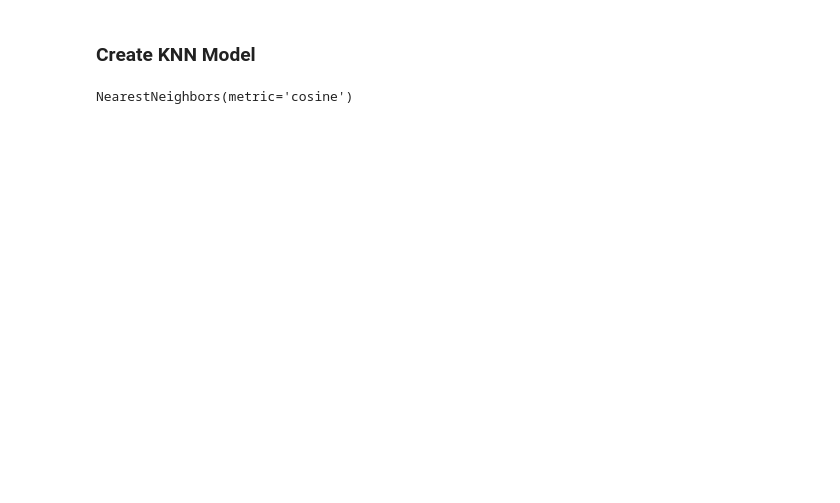
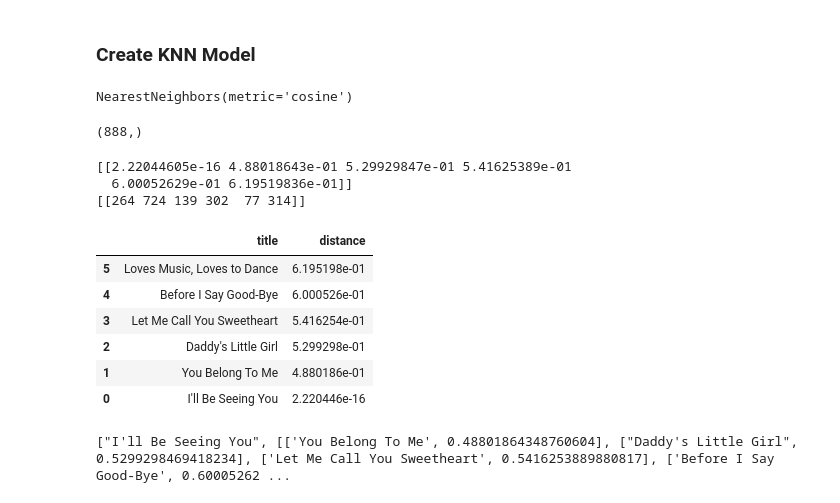
Before and after one commit to hafidzfawwaz6/Book-Recommendation-Project, a Jupyter notebook: analysis.ipynb, the cells around one changed output. Drawn from its saved outputs; the diff is of its cells as text; code cells hidden in the pictures; blank space fills up the shorter version.

```diff
--- a/analysis.ipynb
+++ b/analysis.ipynb
@@ -311,3 +325,31 @@ model = NearestNeighbors(metric='cosine')
 model.fit(df.values)
 # %% [output]
 NearestNeighbors(metric='cosine')
+# %%
+title = "I'll Be Seeing You"
+df.loc[title].shape
+# %% [output]
+(888,)
+# %%
+distance, indice = model.kneighbors([df.loc[title].values], n_neighbors=6)
+
+print(distance)
+print(indice)
+# %% [output]
+[[2.22044605e-16 4.88018643e-01 5.29929847e-01 5.41625389e-01
+  6.00052629e-01 6.19519836e-01]]
+[[264 724 139 302  77 314]]
+# %%
+pd.DataFrame({
+    'title'   : df.iloc[indice[0]].index.values,
+    'distance': distance[0]
+}) \
+.sort_values(by='distance', ascending=False)
+# %% [output]
+|  | title | distance |
+| 5 | Loves Music, Loves to Dance | 6.195198e-01 |
+| 4 | Before I Say Good-Bye | 6.000526e-01 |
+| 3 | Let Me Call You Sweetheart | 5.416254e-01 |
+| 2 | Daddy's Little Girl | 5.299298e-01 |
+| 1 | You Belong To Me | 4.880186e-01 |
+| 0 | I'll Be Seeing You | 2.220446e-16 |
@@ -313,0 +379,5 @@ NearestNeighbors(metric='cosine')
+# %%
+books = get_recommends("I'll Be Seeing You")
+print(books)
+# %% [output]
+["I'll Be Seeing You", [['You Belong To Me', 0.48801864348760604], ["Daddy's Little Girl", 0.5299298469418234], ['Let Me Call You Sweetheart', 0.5416253889880817], ['Before I Say Good-Bye', 0.60005262 ...
```
Also changed, not shown: parts of 6 cells of this notebook.
